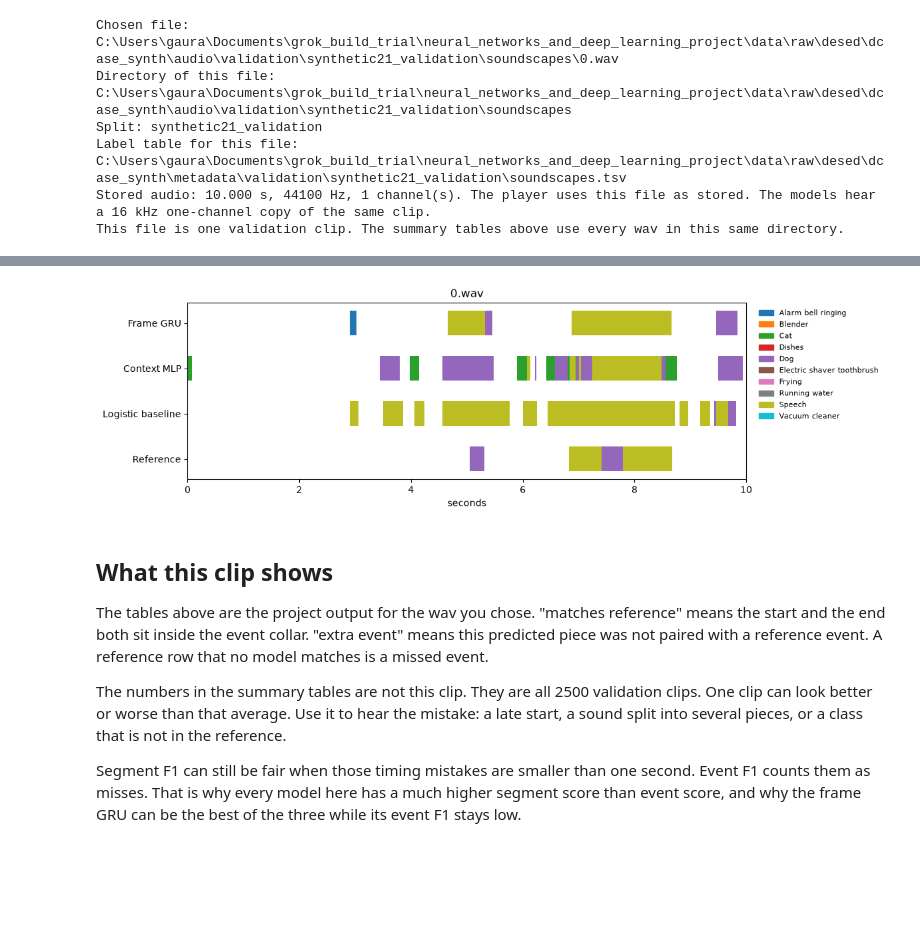
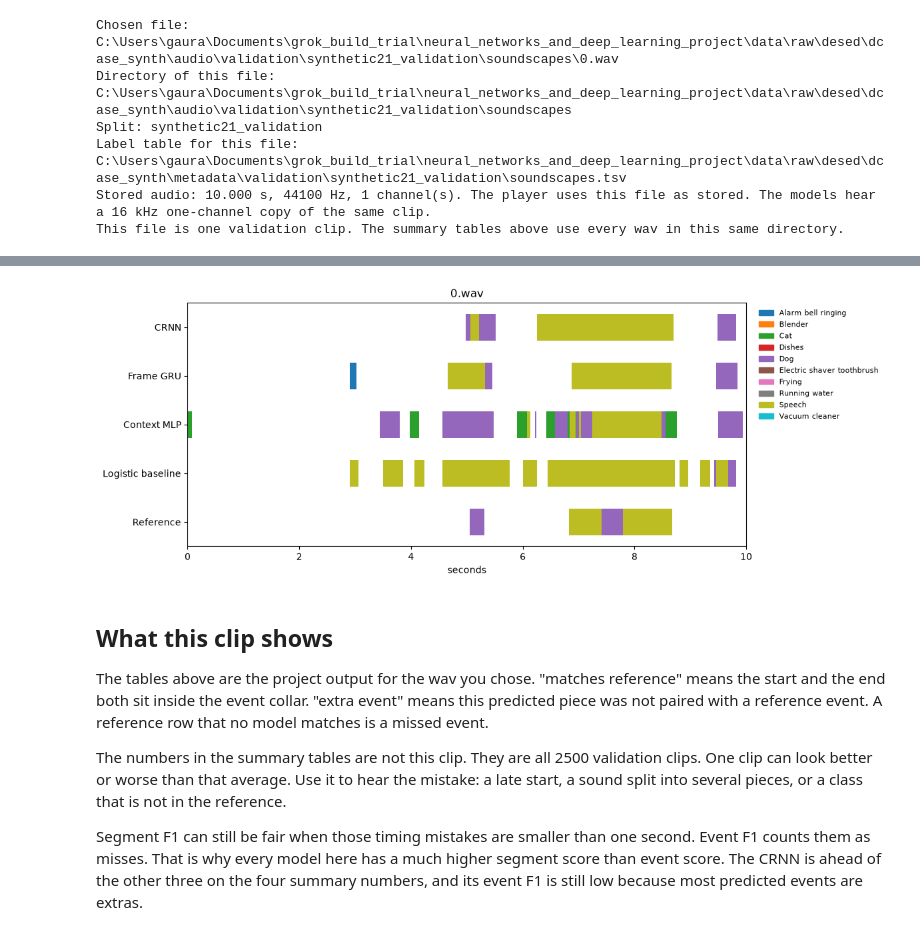
Before and after one commit to GaurangRGupta/urban-sound-event-detection, a Jupyter notebook: notebooks/02_model_outputs.ipynb, the cells around one changed output, grey strips where cells are left out. Cells and saved outputs as stored; diff of their text form; code cells hidden in the pictures; blank space fills up the shorter version.

Commit message:
Record the small CRNN, its validation scores, and the four-model comparison notebook.

```diff
--- a/notebooks/02_model_outputs.ipynb
+++ b/notebooks/02_model_outputs.ipynb
@@ -60,7 +63,7 @@ import numpy as np
 import pandas as pd
 import soundfile as sf
 import torch
-from IPython.display import Audio, display
+from IPython.display import Audio, Image, display
 from scipy.optimize import linear_sum_assignment
 
 pd.set_option("display.max_rows", 300)
@@ -97,6 +100,7 @@ from nndl_project.context import CONTEXT_RADIUS, ContextMLP, n_inputs, stack_con
 from nndl_project.data import Event, events_for_split, split_paths
 from nndl_project.decode import decode_events
 from nndl_project.features import load_mono_16k, log_mel
+from nndl_project.crnn import SmallCRNN
 from nndl_project.sequence import FrameGRU
 
 VAL_AUDIO, VAL_TSV = split_paths("validation")
@@ -105,11 +109,13 @@ REPORTS = {
     "Logistic baseline": ROOT / "reports" / "baseline_logistic.md",
     "Context MLP": ROOT / "reports" / "context_mlp.md",
     "Frame GRU": ROOT / "reports" / "frame_gru.md",
+    "CRNN": ROOT / "reports" / "crnn.md",
 }
 MODEL_FILES = {
     "Logistic baseline": ROOT / "data" / "cache" / "logmel_v1" / "train_10000" / "models.joblib",
     "Context MLP": ROOT / "data" / "cache" / "context_mlp" / "full" / "model_last.pt",
     "Frame GRU": ROOT / "data" / "cache" / "frame_gru" / "full" / "model_last.pt",
+    "CRNN": ROOT / "data" / "cache" / "crnn" / "full" / "model_last.pt",
 }
 CACHE_DIRS = {
     "validation": ROOT / "data" / "cache" / "logmel_v1" / "validation_2500",
@@ -412,8 +482,26 @@ def load_gru(path: Path):
     return model, mean, std
 
 
+def load_crnn(path: Path):
+    payload = torch.load(path, map_location="cpu", weights_only=False)
+    identity = payload["identity"]
+    if int(identity["train_clips"]) != 10000 or identity.get("model") != "small_crnn":
+        raise ValueError(f"refusing a checkpoint that is not the full CRNN run: {identity}")
+    model = SmallCRNN(channels=int(identity["channels"]), hidden=int(identity["hidden"]))
+    model.load_state_dict(payload["model_state"])
+    model.eval()
+    mean = np.asarray(payload["mean"], dtype=np.float32).reshape(-1)
+    std = np.asarray(payload["std"], dtype=np.float32).reshape(-1)
+    print(f"CRNN: {path}")
+    print(
+        f"  last finished epoch {payload['epoch']}, "
+        f"channels {identity['channels']}, hidden {identity['hidden']} each direction"
+    )
+    return model, mean, std
+
+
 def probabilities_for_clip(raw: np.ndarray) -> dict[str, np.ndarray]:
-    """Frame probabilities, shape (frames, classes), for the three official models."""
+    """Frame probabilities, shape (frames, classes), for the four official models."""
     logistic_models, logistic_mean, logistic_std = LOGISTIC
     design = ((raw - logistic_mean) / logistic_std).reshape(-1, N_MELS)
     logistic_prob = np.column_stack(
@@ -431,16 +519,24 @@ def probabilities_for_clip(raw: np.ndarray) -> dict[str, np.ndarray]:
     with torch.no_grad():
         gru_logits = gru_model(gru_input)
         gru_prob = torch.sigmoid(gru_logits)[0].cpu().numpy().astype(np.float32)
+
+    crnn_model, crnn_mean, crnn_std = CRNN_MODEL
+    crnn_input = torch.from_numpy(((raw - crnn_mean) / crnn_std).astype(np.float32)[None, :, :])
+    with torch.no_grad():
+        crnn_logits = crnn_model(crnn_input)
+        crnn_prob = torch.sigmoid(crnn_logits)[0].cpu().numpy().astype(np.float32)
     return {
         "Logistic baseline": logistic_prob,
         "Context MLP": mlp_prob,
         "Frame GRU": gru_prob,
+        "CRNN": crnn_prob,
     }
 
 
 LOGISTIC = load_logistic(MODEL_FILES["Logistic baseline"])
 MLP = load_mlp(MODEL_FILES["Context MLP"])
 GRU = load_gru(MODEL_FILES["Frame GRU"])
+CRNN_MODEL = load_crnn(MODEL_FILES["CRNN"])
 
 cached = cache_features(SPLIT, chosen.name)
 if cached is None:
@@ -593,30 +698,30 @@ Frame GRU: 6 events, 2 matched the reference
 # %%
 colors = {label: plt.get_cmap("tab10")(index) for index, label in enumerate(CLASSES)}
-tracks = [("Reference", reference)] + [(name, predictions[name]) for name in ("Logistic baseline", "Context MLP", "Frame GRU")]
-fig, ax = plt.subplots(figsize=(12, 3.6))
+tracks = [("Reference", reference)] + [(name, predictions[name]) for name in ("Logistic baseline", "Context MLP", "Frame GRU", "CRNN")]
+fig, ax = plt.subplots(figsize=(12, 4.6))
 for row_index, (_title, events) in enumerate(tracks):
     for event in events:
         ax.barh(
             row_index,
             event.offset - event.onset,
             left=event.onset,
             height=0.55,
             color=colors[event.label],
             align="center",
         )
 ax.set_yticks(range(len(tracks)), [title for title, _events in tracks])
 ax.set_xlim(0, 10)
 ax.set_xlabel("seconds")
 ax.set_title(chosen.name)
 handles = [
     plt.Rectangle((0, 0), 1, 1, color=colors[label], label=label.replace("_", " "))
     for label in CLASSES
 ]
 ax.legend(handles=handles, loc="upper left", bbox_to_anchor=(1.01, 1), frameon=False, fontsize=8)
 fig.tight_layout()
 plt.show()
 # %% [output]
-[figure, old version]
+[figure, new version]
 # %% [markdown]
 ## What this clip shows
 
@@ -624,7 +729,7 @@ The tables above are the project output for the wav you chose. "matches referenc
 
 The numbers in the summary tables are not this clip. They are all 2500 validation clips. One clip can look better or worse than that average. Use it to hear the mistake: a late start, a sound split into several pieces, or a class that is not in the reference.
 
-Segment F1 can still be fair when those timing mistakes are smaller than one second. Event F1 counts them as misses. That is why every model here has a much higher segment score than event score, and why the frame GRU can be the best of the three while its event F1 stays low.
+Segment F1 can still be fair when those timing mistakes are smaller than one second. Event F1 counts them as misses. That is why every model here has a much higher segment score than event score. The CRNN is ahead of the other three on the four summary numbers, and its event F1 is still low because most predicted events are extras.
 # %%
 print(f"Clip: {chosen.name}")
 print(f"Directory: {chosen.parent}")
```
Also changed, not shown: parts of 9 cells of this notebook, 9 other files.
